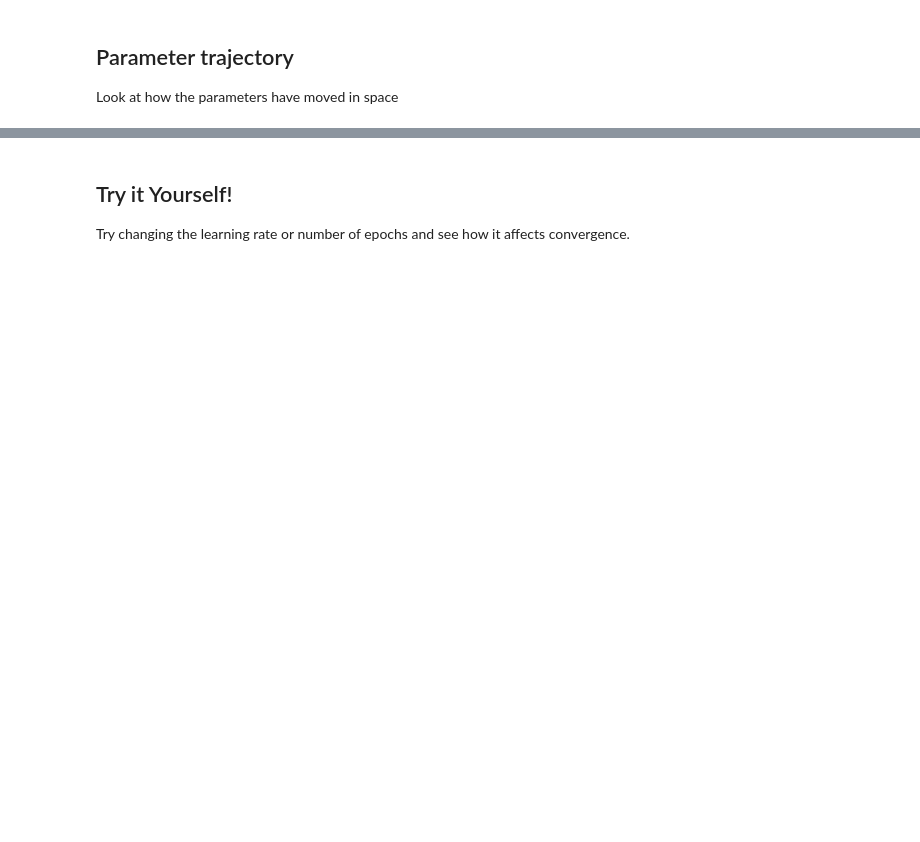
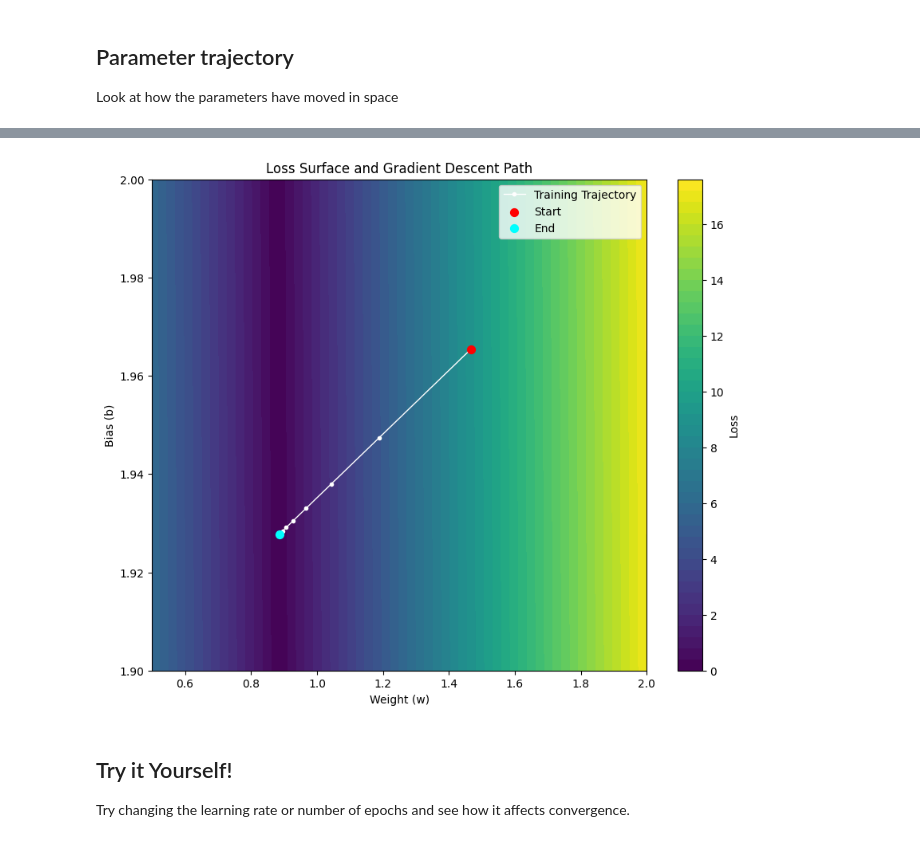
Before and after one commit to andrewcparnell/STAT41130, a Jupyter notebook: slides/day 1/D1C1.ipynb, the cells around one changed output, grey strips where cells are left out. Drawn from its saved outputs; the diff is of its cells as text; code cells hidden in the pictures; blank space fills up the shorter version.

```diff
--- a/slides/day 1/D1C1.ipynb
+++ b/slides/day 1/D1C1.ipynb
@@ -130,3 +132,32 @@ plt.show()
+# %%
+# Create a grid of weights and biases
+w_range = np.linspace(0.5, 2, 100)
+b_range = np.linspace(1.9, 2, 100)
+W, B = np.meshgrid(w_range, b_range)
+Z = np.zeros(W.shape)
+
+# Calculate loss for each point on the grid
+for i in range(W.shape[0]):
+    for j in range(W.shape[1]):
+        Z[i, j] = rmse(y, predict(X, W[i, j], B[i, j]))
+
+# Plotting the contour
+plt.figure(figsize=(10, 8))
+cp = plt.contourf(W, B, Z, levels=50, cmap='viridis')
+plt.colorbar(cp, label='Loss')
+
+# Plot the trajectory of the weights and biases
+plt.plot(weights, biases, color='white', marker='o', markersize=3, linewidth=1, label='Training Trajectory')
+plt.scatter(weights[0], biases[0], color='red', s=50, label='Start', zorder=5)
+plt.scatter(weights[-1], biases[-1], color='cyan', s=50, label='End', zorder=5)
+
+plt.xlabel('Weight (w)')
+plt.ylabel('Bias (b)')
+plt.title('Loss Surface and Gradient Descent Path')
+plt.legend()
+plt.show()
+# %% [output]
+[figure, added]
 # %% [markdown]
 ## Try it Yourself!
 Try changing the learning rate or number of epochs and see how it affects convergence.
```
Also changed, not shown: parts of 8 cells of this notebook, 31 other files.
